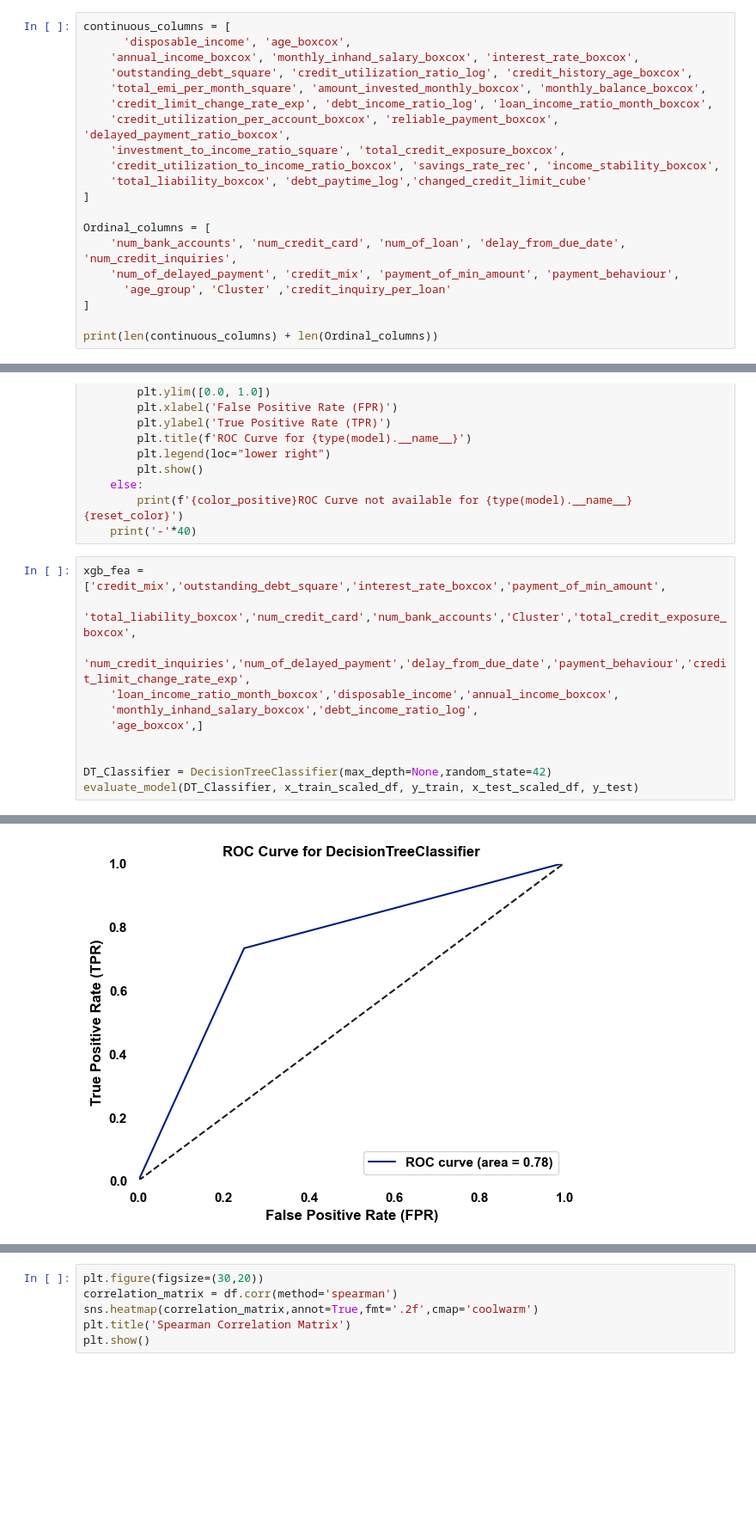
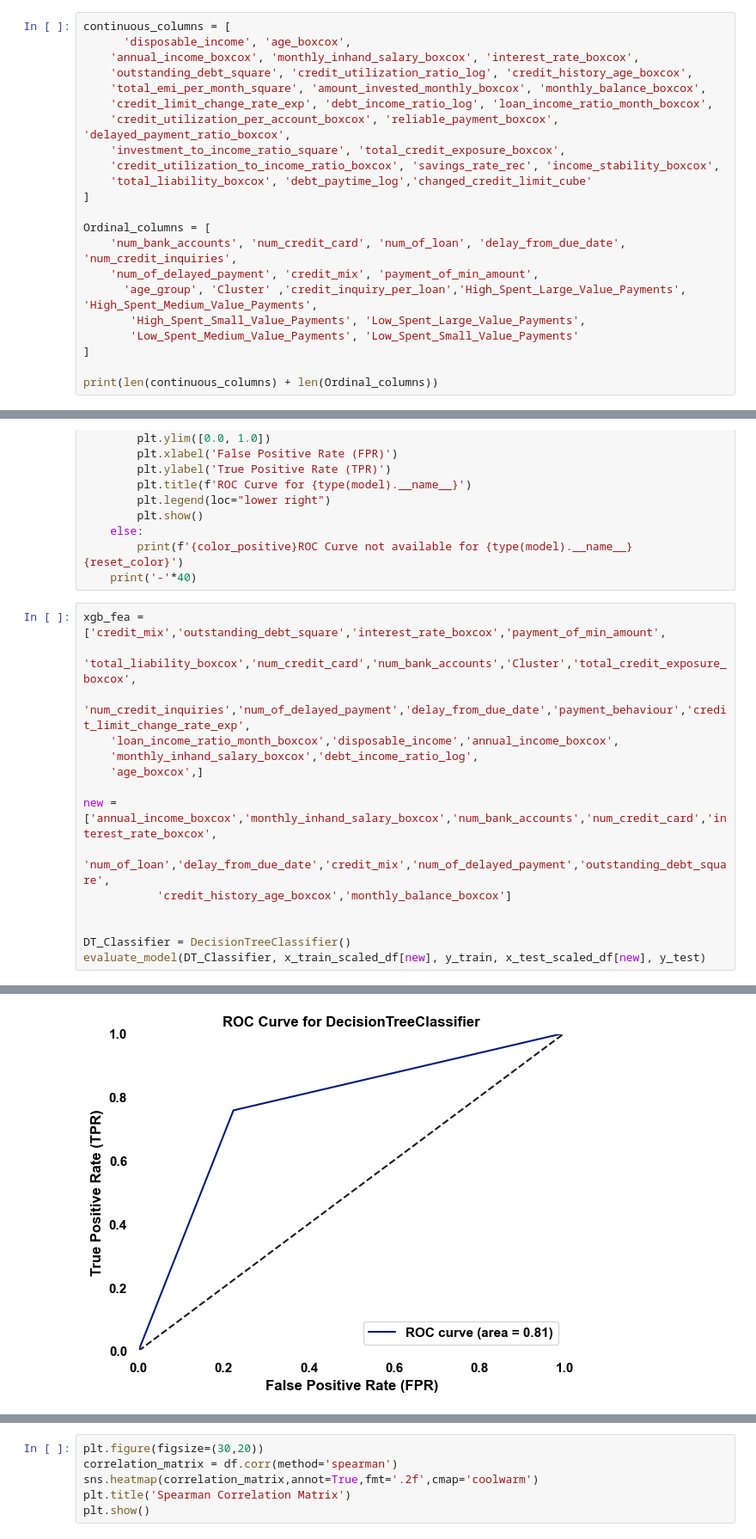
Before and after one commit to Santhosh-Analytics/Banking_Analytics, a Jupyter notebook: Classification.ipynb, the cells around one changed output, grey strips where cells are left out. Shown at 86% size. Drawn from its saved outputs; the diff is of its cells as text; blank space fills up the shorter version.

```diff
--- a/Classification.ipynb
+++ b/Classification.ipynb
@@ -64,8 +66,10 @@ continuous_columns = [
 
 Ordinal_columns = [
     'num_bank_accounts', 'num_credit_card', 'num_of_loan', 'delay_from_due_date', 'num_credit_inquiries',
-    'num_of_delayed_payment', 'credit_mix', 'payment_of_min_amount', 'payment_behaviour',
-      'age_group', 'Cluster' ,'credit_inquiry_per_loan'
+    'num_of_delayed_payment', 'credit_mix', 'payment_of_min_amount',
+      'age_group', 'Cluster' ,'credit_inquiry_per_loan','High_Spent_Large_Value_Payments', 'High_Spent_Medium_Value_Payments',
+       'High_Spent_Small_Value_Payments', 'Low_Spent_Large_Value_Payments',
+       'Low_Spent_Medium_Value_Payments', 'Low_Spent_Small_Value_Payments'
 ]
 
 print(len(continuous_columns) + len(Ordinal_columns))
@@ -292,7 +302,11 @@ xgb_fea = ['credit_mix','outstanding_debt_square','interest_rate_boxcox','paymen
     'monthly_inhand_salary_boxcox','debt_income_ratio_log',
     'age_boxcox',]
 
+new = ['annual_income_boxcox','monthly_inhand_salary_boxcox','num_bank_accounts','num_credit_card','interest_rate_boxcox',
+           'num_of_loan','delay_from_due_date','credit_mix','num_of_delayed_payment','outstanding_debt_square',
+           'credit_history_age_boxcox','monthly_balance_boxcox']
 
-DT_Classifier = DecisionTreeClassifier(max_depth=None,random_state=42)
-evaluate_model(DT_Classifier, x_train_scaled_df, y_train, x_test_scaled_df, y_test)
+
+DT_Classifier = DecisionTreeClassifier()
+evaluate_model(DT_Classifier, x_train_scaled_df[new], y_train, x_test_scaled_df[new], y_test)
 # %% [output]
@@ -316,4 +330,4 @@ Specificity Test - 0.717697767344856
-[figure, old version]
+[figure, new version]
 ----------------------------------------
 # %%
 feature_importances = DT_Classifier.feature_importances_
```
Also changed, not shown: parts of 37 cells of this notebook, 5 other files.
